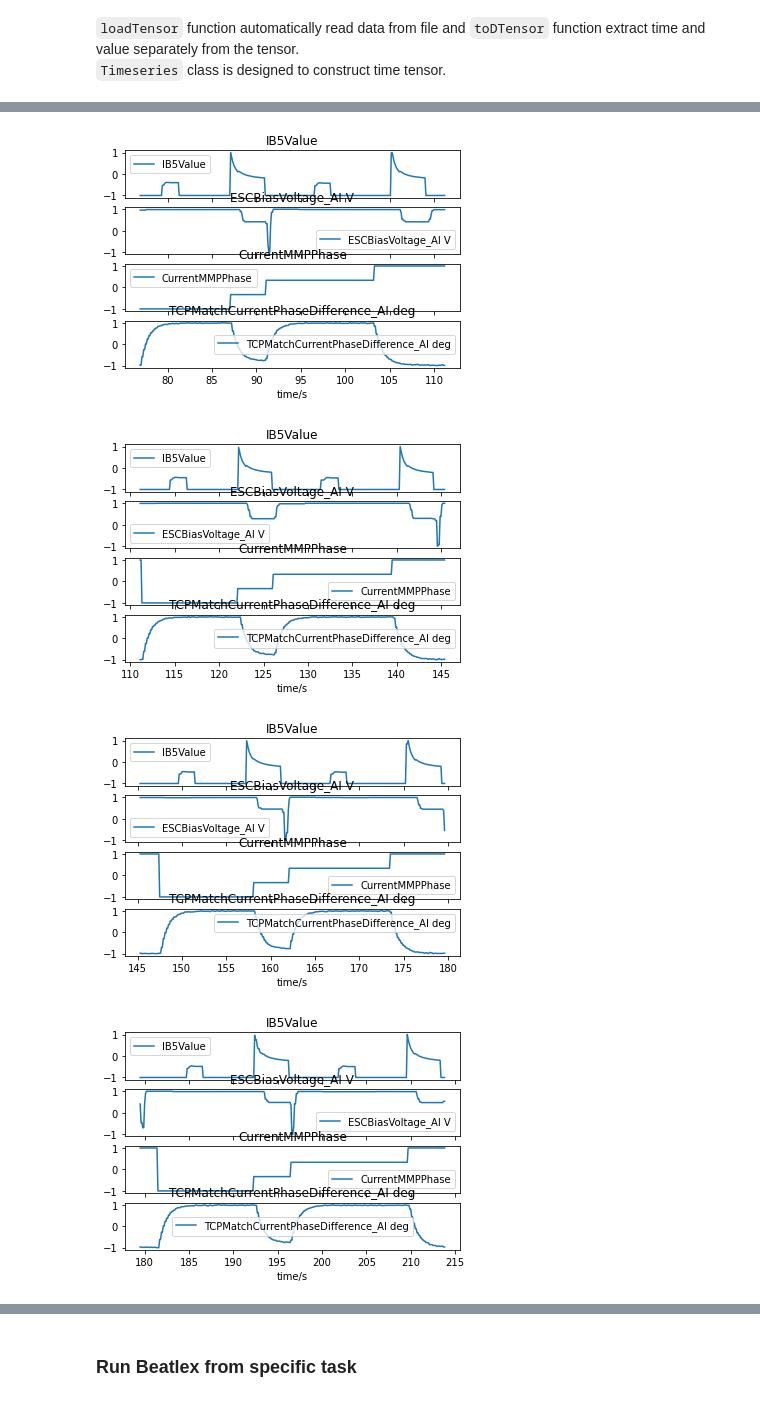
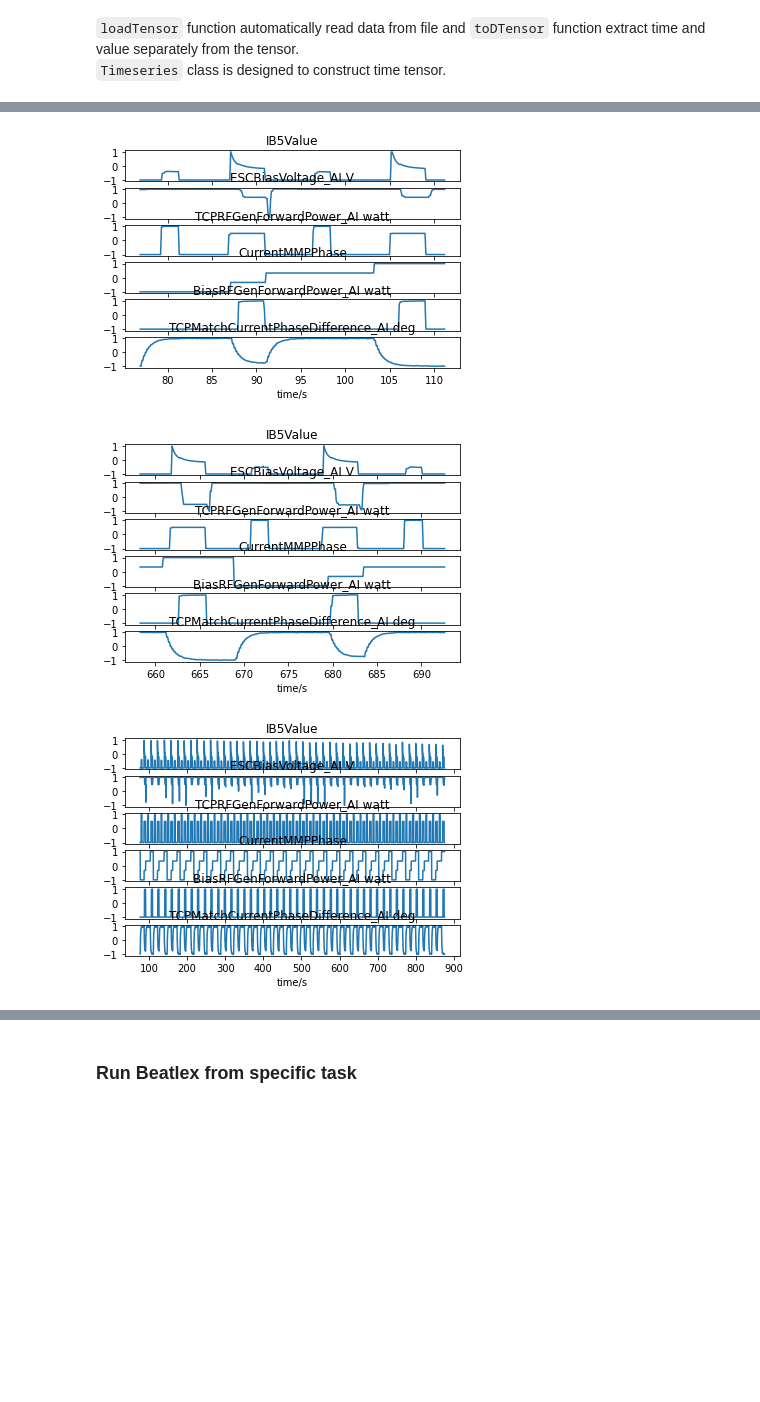
Before and after one commit to adb-home/spartan2-tutorials, a Jupyter notebook: Beatlex_adb.ipynb, the cells around one changed output, grey strips where cells are left out. Saved outputs shown, nothing was run; the diff lists cells and outputs as text; code cells hidden in the pictures; blank space fills up the shorter version.

Commit message:
BeatGAN_adb segment finding

```diff
--- a/Beatlex_adb.ipynb
+++ b/Beatlex_adb.ipynb
@@ -22,7 +22,7 @@ subset = 'inputData/LRCX-1/05-01-23_DataSUBset3_SJSUcase.csv'
 LRCXfilepath = subset
 kwargs = {
         'header': 0,
-        'usecols': [0, 60, 8, 13,  67]
+        'usecols': [0, 60, 8, 13, 67, 61, 36]
                     #36, 38, 120, 77 ] # of interest for full dataset3
                     #60, 13,  67, 8 ] # corresponding for SUBset of dataset3
                     #OES in subset [0,8,18,20,22,23,25,26,28,30,31,32,33]
@@ -38,7 +38,7 @@ else:
 
 print(f"{labels=}, code doesn't want time label which must be firt usecols index")
 width = 342
-for beat in [0,1,2,3,4,17]:
+for beat in [0,17]:
         if 1112 + width*beat < 8756:
                 time_series = st.Timeseries(value, time, labels = labels).cut(start=768 + width*beat, end=1112 + width*beat, inplace=False).normalize(inplace=False)
                 st.plot_timeseries(time_series)
@@ -50,6 +51,5 @@ labels=Index(['IB5Value', 'ESCBiasVoltage_AI V', 'CurrentMMPPhase',
        'TCPMatchCurrentPhaseDifference_AI deg'],
       dtype='object'), code doesn't want time label which must be firt usecols index
-[figure, old version]
+[figure, new version]
-[figure, old version]
+[figure, new version]
-[figure, old version]
+[figure, new version]
-[figure, removed]
```
Also changed, not shown: parts of 4 cells of this notebook, 2 other files.
